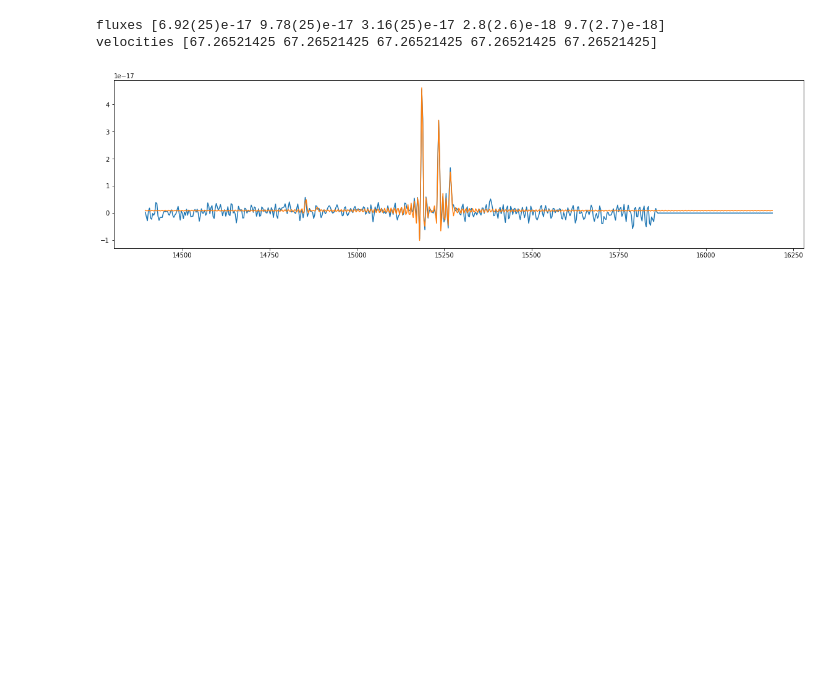
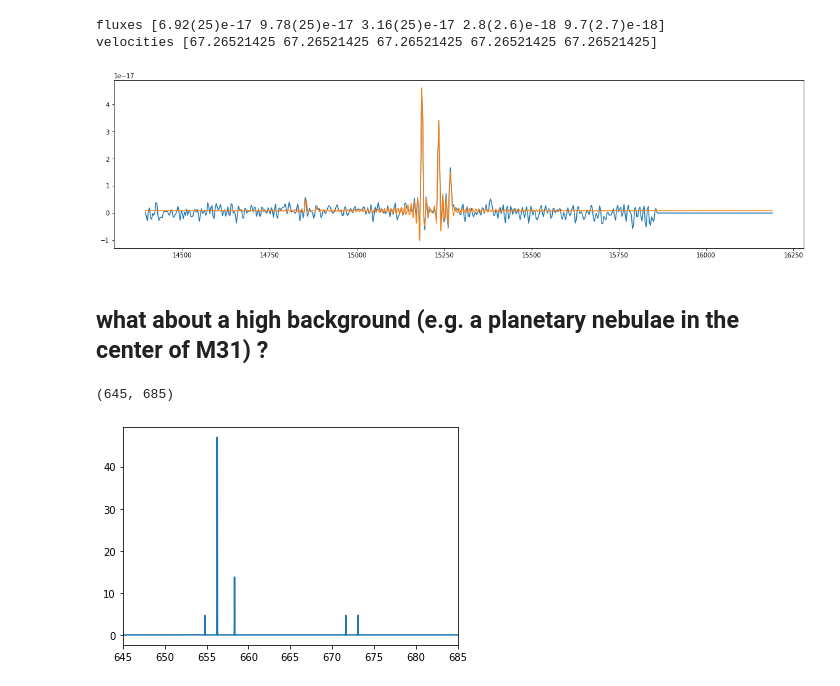
Before and after one commit to thomasorb/orb, a Jupyter notebook: docs/examples/simu.ipynb, the cells around one changed output. Cells and saved outputs as stored; diff of their text form; code cells hidden in the pictures; blank space fills up the shorter version.

```diff
--- a/docs/examples/simu.ipynb
+++ b/docs/examples/simu.ipynb
@@ -164,3 +161,5 @@ print('velocities', m57_fit['velocity_gvar'])
 fluxes [6.92(25)e-17 9.78(25)e-17 3.16(25)e-17 2.8(2.6)e-18 9.7(2.7)e-18]
 velocities [67.26521425 67.26521425 67.26521425 67.26521425 67.26521425]
 [figure]
+# %% [markdown]
+## what about a high background (e.g. a planetary nebulae in the center of M31) ?
@@ -166,0 +175,18 @@ velocities [67.26521425 67.26521425 67.26521425 67.26521425 67.26521425]
+# %%
+# simulate an hii region
+axis = np.linspace(600, 750, 30000) # a high resolution spectrum is needed
+fwhm = 0.02
+hii_spectrum = np.zeros_like(axis)
+lines = orb.core.Lines().get_line_nm(['Halpha', '[NII]6548', '[NII]6584', '[SII]6717', '[SII]6731'])
+fluxes = [1, 0.3/3., 0.3, 0.1, 0.1]
+for iline, iflux in zip(lines, fluxes):
+    iline = orb.utils.spectrum.gaussian1d(axis, 0, 1, iline, fwhm)
+    iline /= orb.utils.spectrum.gaussian1d_flux(1, fwhm) / iflux
+    hii_spectrum += iline
+
+hii_spectrum = orb.core.Vector1d(hii_spectrum, axis=axis)
+hii_spectrum.plot()
+pl.xlim((645,685))
+# %% [output]
+(645, 685)
+[figure, added]
```
Also changed, not shown: parts of 9 cells of this notebook, 6 other files.
